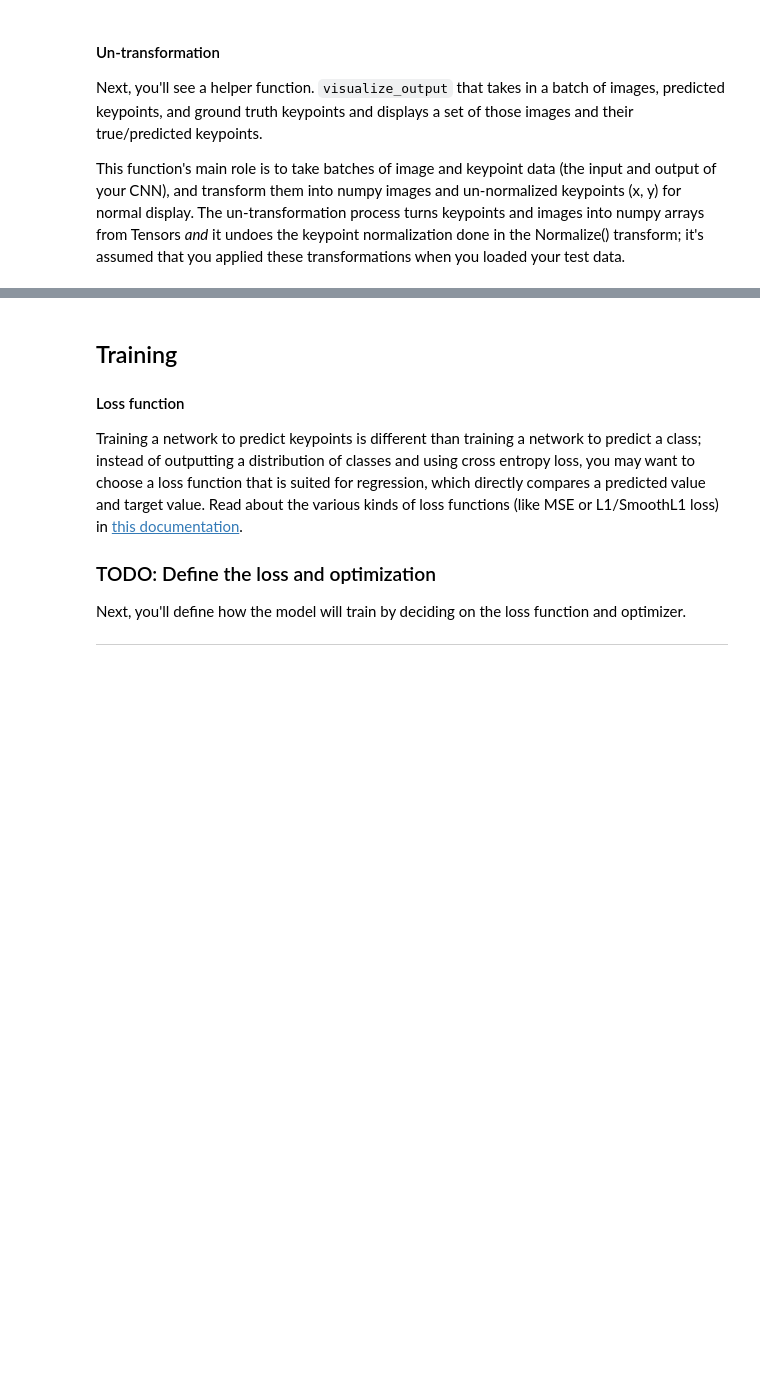
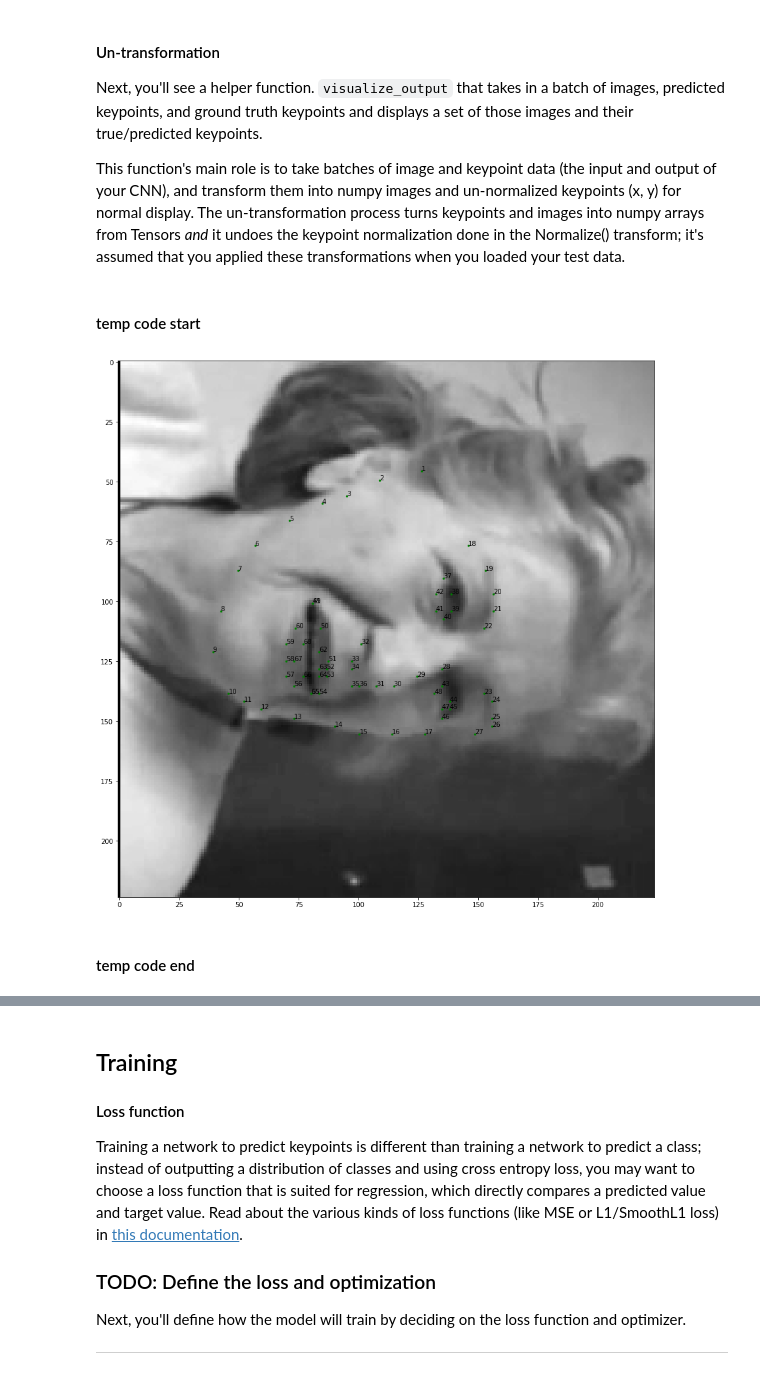
Before and after one commit to jeff-ruby/CVND_P1_Facial_Keypoints, a Jupyter notebook: 2. Define the Network Architecture.ipynb, the cells around one changed output, grey strips where cells are left out. Saved outputs shown, nothing was run; the diff lists cells and outputs as text; code cells hidden in the pictures; blank space fills up the shorter version.

```diff
--- a/2. Define the Network Architecture.ipynb
+++ b/2. Define the Network Architecture.ipynb
@@ -332,6 +335,60 @@ def show_all_keypoints(image, predicted_key_pts, gt_pts=None):
 Next, you'll see a helper function. `visualize_output` that takes in a batch of images, predicted keypoints, and ground truth keypoints and displays a set of those images and their true/predicted keypoints.
 
 This function's main role is to take batches of image and keypoint data (the input and output of your CNN), and transform them into numpy images and un-normalized keypoints (x, y) for normal display. The un-transformation process turns keypoints and images into numpy arrays from Tensors *and* it undoes the keypoint normalization done in the Normalize() transform; it's assumed that you applied these transformations when you loaded your test data.
+# %% [markdown]
+#### temp code start
+# %%
+def show_all_keypoints(image, predicted_key_pts, gt_pts=None):
+    """Show image with predicted keypoints"""
+    # image is grayscale
+    #plt.imshow(image, cmap='gray')
+    #plt.scatter(predicted_key_pts[:, 0], predicted_key_pts[:, 1], s=20, marker='.', c='m')
+    # plot ground truth points as green pts
+    fig,ax=plt.subplots()
+    if gt_pts is not None:
+        ax.imshow(image, cmap='gray')
+        ax.scatter(gt_pts[:, 0], gt_pts[:, 1], s=20, marker='.', c='g')
+    for i,txt in enumerate((gt_pts[:, 0])):
+        ax.annotate(i+1,(gt_pts[i, 0],gt_pts[i, 1]))
+# %%
+# visualize the output
+# by default this shows a batch of 10 images
+def visualize_output(test_images, test_outputs, gt_pts=None, batch_size=10):
+
+    i = 0
+
+    # un-transform the image data
+    image = test_images[i].data   # get the image from it's wrapper
+    image = image.numpy()   # convert to numpy array from a Tensor
+    image = np.transpose(image, (1, 2, 0))   # transpose to go from torch to numpy image
+
+    # un-transform the predicted key_pts data
+    predicted_key_pts = test_outputs[i].data
+    predicted_key_pts = predicted_key_pts.numpy()
+    # undo normalization of keypoints
+    predicted_key_pts = predicted_key_pts*50.0+100
+
+    # plot ground truth points for comparison, if they exist
+    ground_truth_pts = None
+    if gt_pts is not None:
+        ground_truth_pts = gt_pts[i]
+        ground_truth_pts = ground_truth_pts*50.0+100
+
+    # call show_all_keypoints
+    show_all_keypoints(np.squeeze(image), predicted_key_pts, ground_truth_pts)
+
+    plt.axis('on')
+
+    plt.show()
+
+plt.rcParams['figure.figsize'] = [25.0, 15.0]
+
+# call it
+visualize_output(test_images, test_outputs, gt_pts)
+# %% [output]
+[figure, added]
+# %% [markdown]
+#### temp code end
 # %%
 # visualize the output
 # by default this shows a batch of 10 images
```
Also changed, not shown: parts of 31 cells of this notebook, 5 other files.
